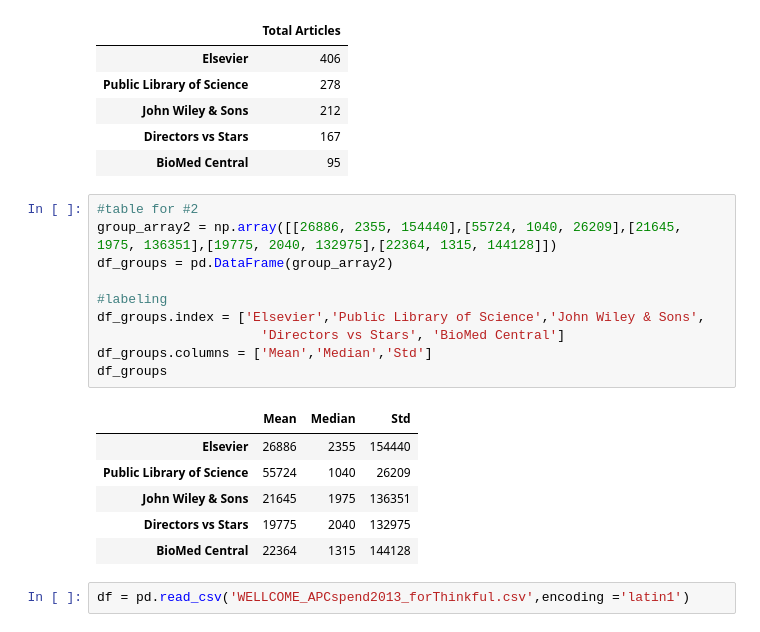
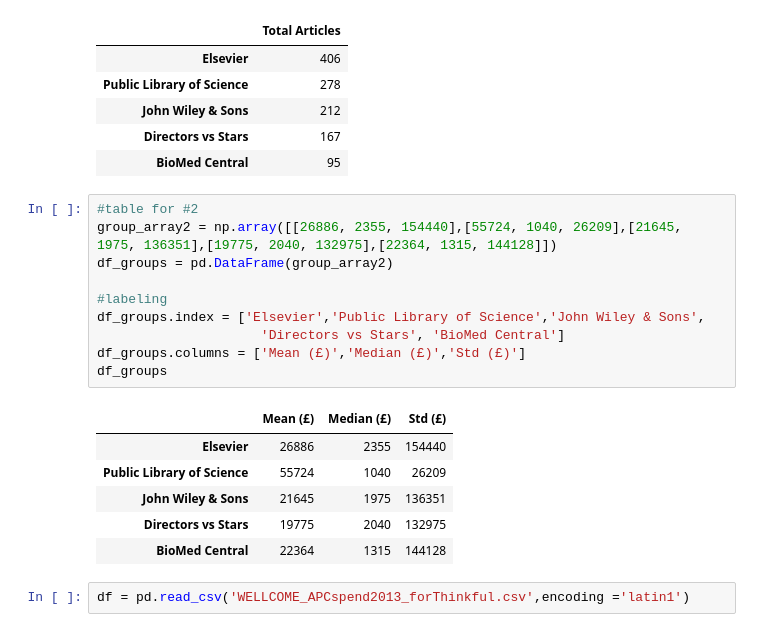
Before and after one commit to Toddizmo/Thinkful, a Jupyter notebook: 1.3.6 Data Cleaning and Validation.ipynb, the cells around one changed output. Saved outputs shown, nothing was run; the diff lists cells and outputs as text.

```diff
--- a/1.3.6 Data Cleaning and Validation.ipynb
+++ b/1.3.6 Data Cleaning and Validation.ipynb
@@ -30,15 +30,15 @@ df_journals
 # %%
 #table for #2
 group_array2 = np.array([[26886, 2355, 154440],[55724, 1040, 26209],[21645, 1975, 136351],[19775, 2040, 132975],[22364, 1315, 144128]])
 df_groups = pd.DataFrame(group_array2)
 
 #labeling
 df_groups.index = ['Elsevier','Public Library of Science','John Wiley & Sons',
                      'Directors vs Stars', 'BioMed Central']
-df_groups.columns = ['Mean','Median','Std']
+df_groups.columns = ['Mean (£)','Median (£)','Std (£)']
 df_groups
 # %% [output]
-|  | Mean | Median | Std |
+|  | Mean (£) | Median (£) | Std (£) |
 | Elsevier | 26886 | 2355 | 154440 |
 | Public Library of Science | 55724 | 1040 | 26209 |
 | John Wiley & Sons | 21645 | 1975 | 136351 |
```
